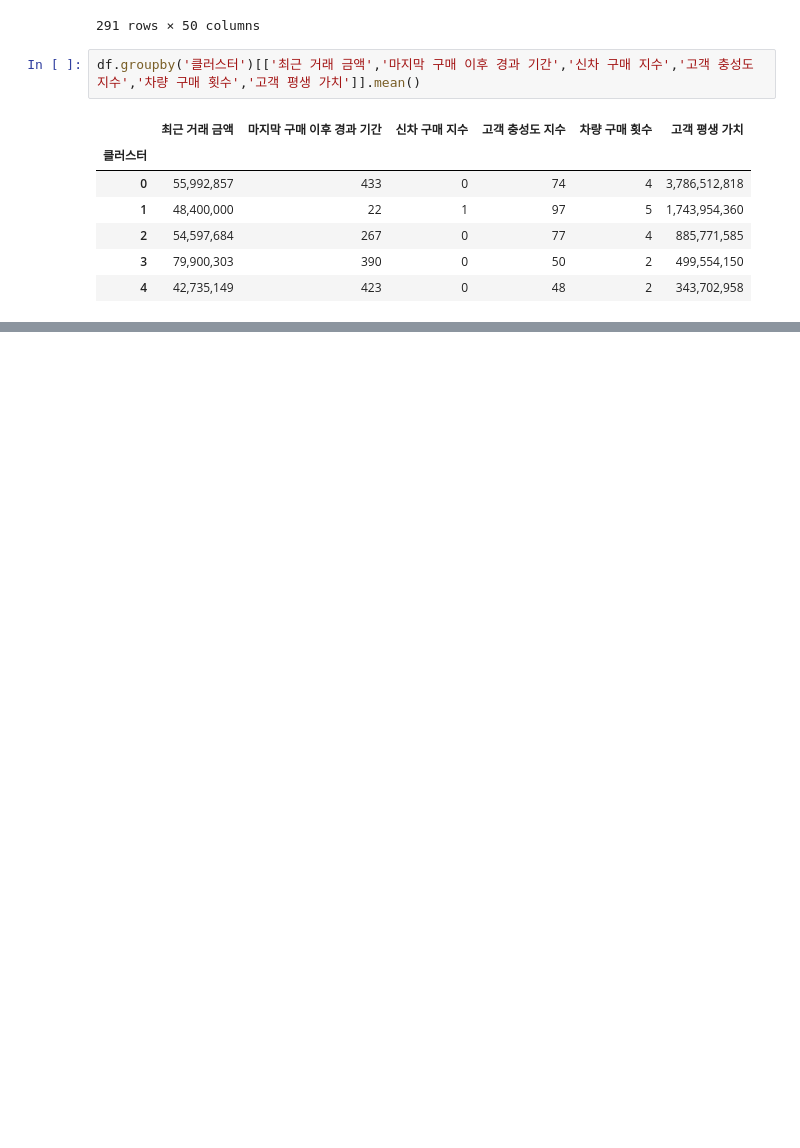
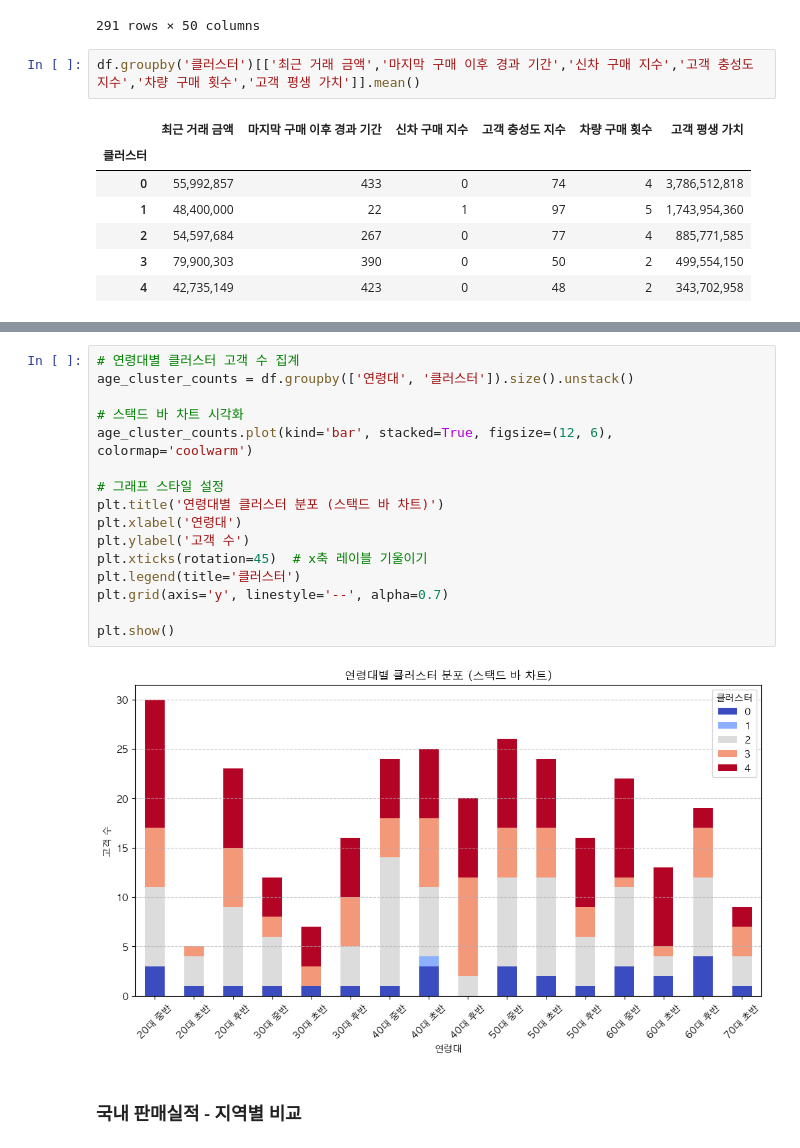
Before and after one commit to CodeWorks-hi/hyundai-crm-platform, a Jupyter notebook: jupyter/customer.ipynb, the cells around one changed output, grey strips where cells are left out. Saved outputs shown, nothing was run; the diff lists cells and outputs as text; blank space fills up the shorter version.

```diff
--- a/jupyter/customer.ipynb
+++ b/jupyter/customer.ipynb
@@ -365,0 +411,20 @@ df.groupby('클러스터')[['최근 거래 금액','마지막 구매 이후 경
+# %%
+# 연령대별 클러스터 고객 수 집계
+age_cluster_counts = df.groupby(['연령대', '클러스터']).size().unstack()
+
+# 스택드 바 차트 시각화
+age_cluster_counts.plot(kind='bar', stacked=True, figsize=(12, 6), colormap='coolwarm')
+
+# 그래프 스타일 설정
+plt.title('연령대별 클러스터 분포 (스택드 바 차트)')
+plt.xlabel('연령대')
+plt.ylabel('고객 수')
+plt.xticks(rotation=45)  # x축 레이블 기울이기
+plt.legend(title='클러스터')
+plt.grid(axis='y', linestyle='--', alpha=0.7)
+
+plt.show()
+# %% [output]
+[figure, added]
+# %% [markdown]
+### 국내 판매실적 - 지역별 비교
```
Also changed, not shown: parts of 16 cells of this notebook.
